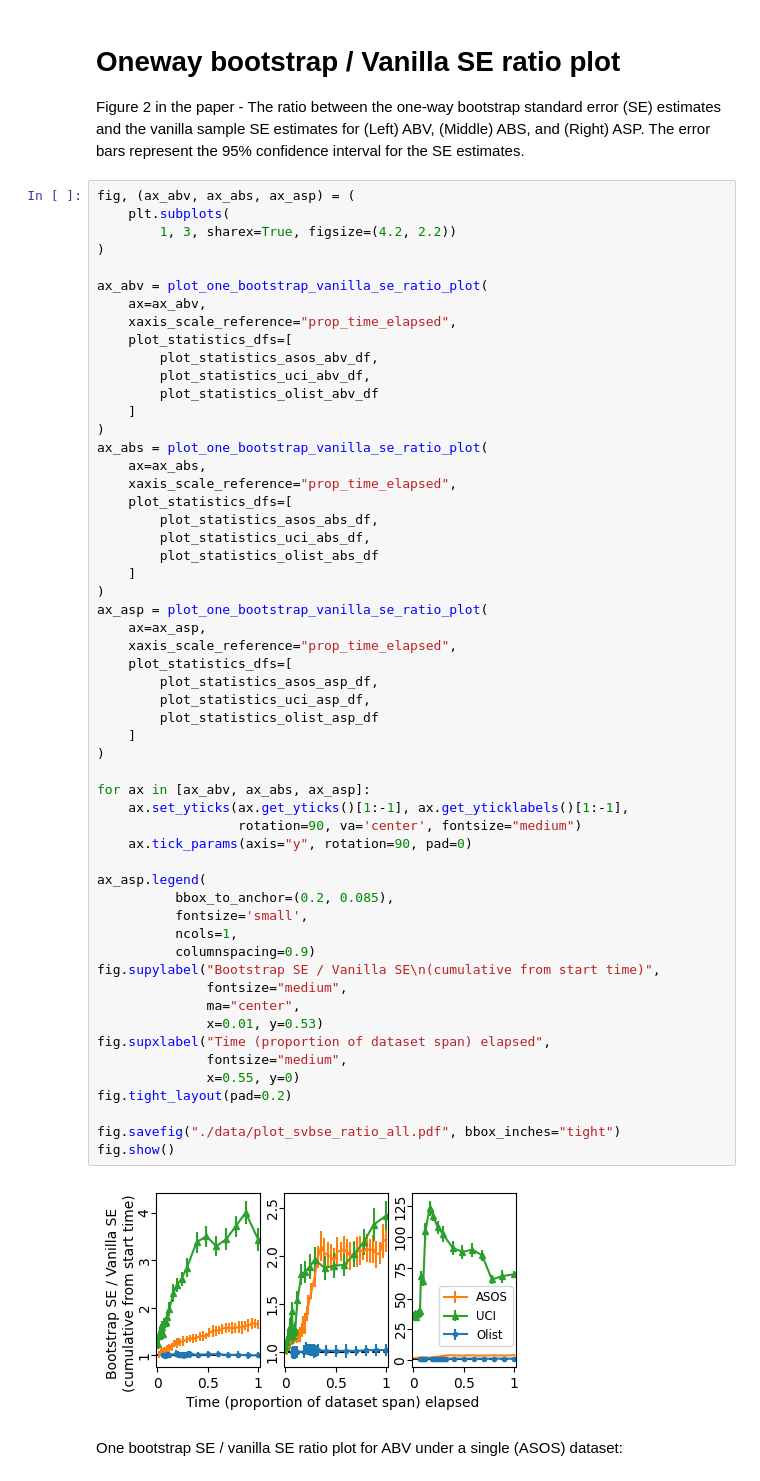
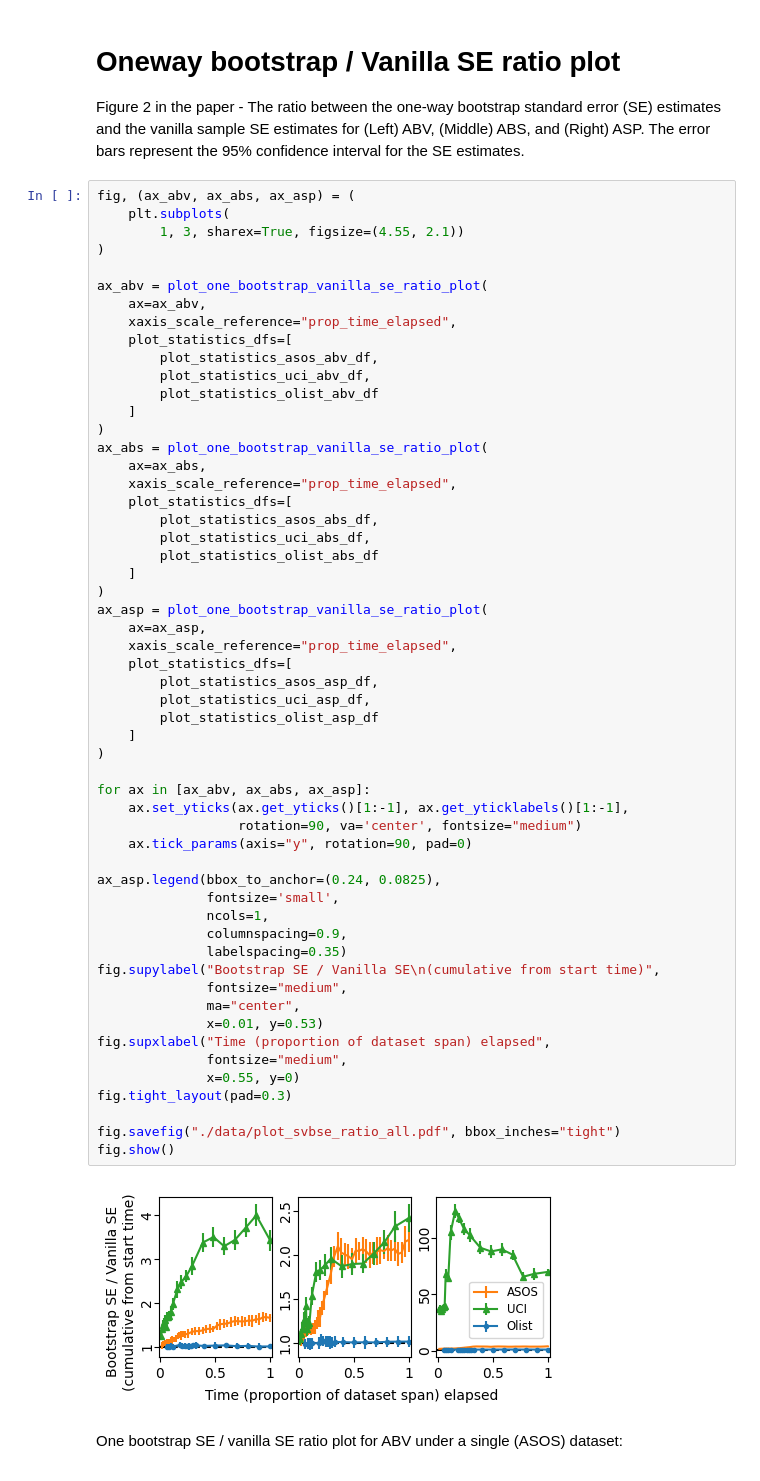
Before and after one commit to liuchbryan/oce-ecomm-abv-calculation, a Jupyter notebook: F02-03 - Vanilla vs Oneway Bootstrap SE.ipynb, the cells around one changed output. Cells and saved outputs as stored; diff of their text form.

Commit message:
Updated figures for camera-ready

```diff
--- a/F02-03 - Vanilla vs Oneway Bootstrap SE.ipynb
+++ b/F02-03 - Vanilla vs Oneway Bootstrap SE.ipynb
@@ -115,7 +115,7 @@ Figure 2 in the paper - The ratio between the one-way bootstrap standard error (
 # %%
 fig, (ax_abv, ax_abs, ax_asp) = (
     plt.subplots(
-        1, 3, sharex=True, figsize=(4.2, 2.2))
+        1, 3, sharex=True, figsize=(4.55, 2.1))
 )
 
 ax_abv = plot_one_bootstrap_vanilla_se_ratio_plot(
@@ -135,40 +135,40 @@ ax_abs = plot_one_bootstrap_vanilla_se_ratio_plot(
         plot_statistics_uci_abs_df,
         plot_statistics_olist_abs_df
     ]
 )
 ax_asp = plot_one_bootstrap_vanilla_se_ratio_plot(
     ax=ax_asp,
     xaxis_scale_reference="prop_time_elapsed",
     plot_statistics_dfs=[
         plot_statistics_asos_asp_df,
         plot_statistics_uci_asp_df,
         plot_statistics_olist_asp_df
     ]
 )
 
 for ax in [ax_abv, ax_abs, ax_asp]:
     ax.set_yticks(ax.get_yticks()[1:-1], ax.get_yticklabels()[1:-1],
                   rotation=90, va='center', fontsize="medium")
     ax.tick_params(axis="y", rotation=90, pad=0)
 
-ax_asp.legend(
-          bbox_to_anchor=(0.2, 0.085),
-          fontsize='small',
-          ncols=1,
-          columnspacing=0.9)
+ax_asp.legend(bbox_to_anchor=(0.24, 0.0825),
+              fontsize='small',
+              ncols=1,
+              columnspacing=0.9,
+              labelspacing=0.35)
 fig.supylabel("Bootstrap SE / Vanilla SE\n(cumulative from start time)",
               fontsize="medium",
               ma="center",
               x=0.01, y=0.53)
 fig.supxlabel("Time (proportion of dataset span) elapsed",
               fontsize="medium",
               x=0.55, y=0)
-fig.tight_layout(pad=0.2)
+fig.tight_layout(pad=0.3)
 
 fig.savefig("./data/plot_svbse_ratio_all.pdf", bbox_inches="tight")
 fig.show()
 # %% [output]
-[figure, old version]
+[figure, new version]
 # %% [markdown]
 One bootstrap SE / vanilla SE ratio plot for ABV under a single (ASOS) dataset:
 # %%
```
Also changed, not shown: parts of 1 cell of this notebook, 1 other file.
